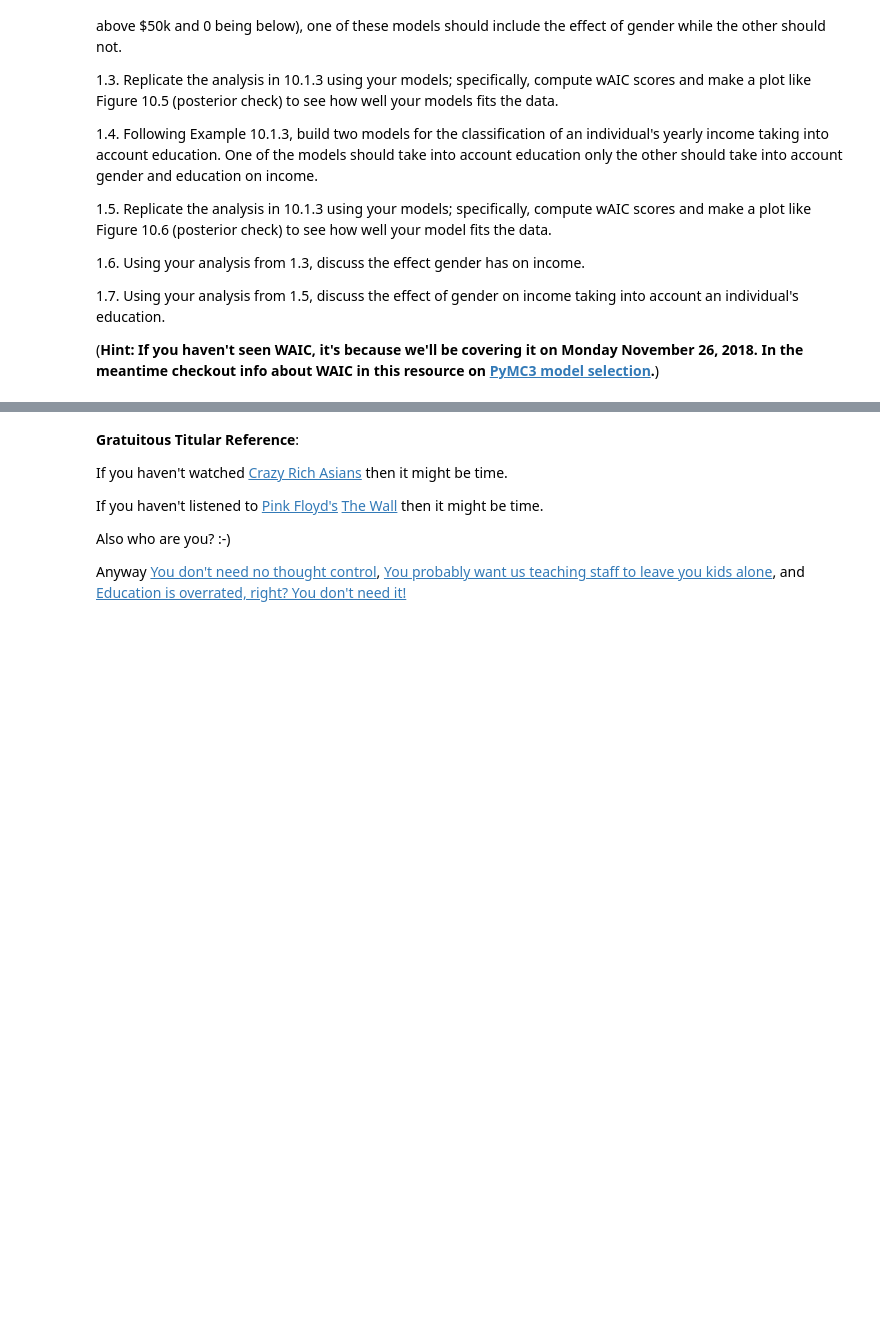
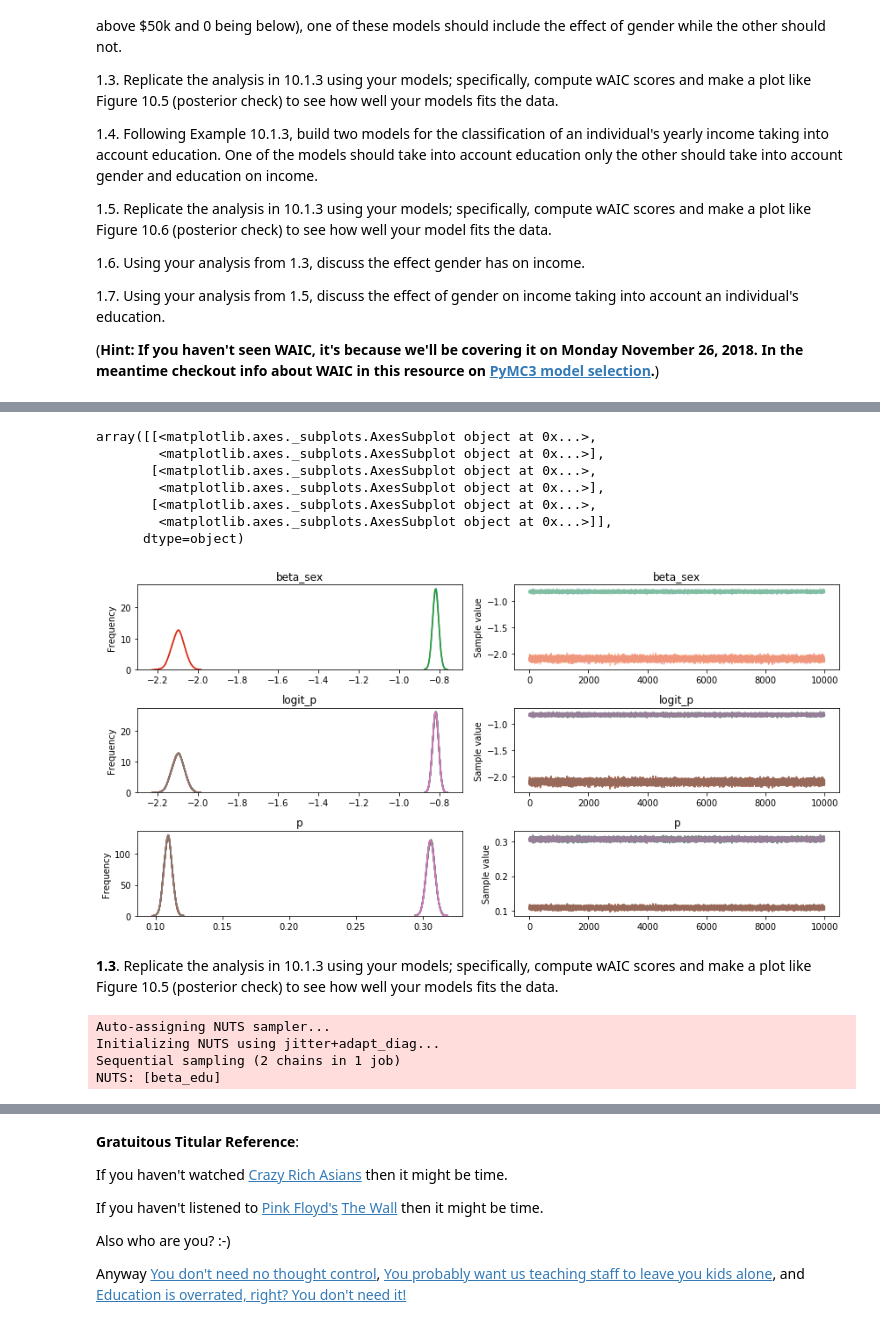
Before and after one commit to IACS-AM-207-Braavos/AM-207, a Jupyter notebook: hw11/AM207_HW11_MSE.ipynb, the cells around one changed output, grey strips where cells are left out. Drawn from its saved outputs; the diff is of its cells as text; code cells hidden in the pictures; blank space fills up the shorter version.

```diff
--- a/hw11/AM207_HW11_MSE.ipynb
+++ b/hw11/AM207_HW11_MSE.ipynb
@@ -171,0 +295,40 @@ df
+# %%
+# Review outputs of model_sex
+display(pm.traceplot(model_sex_trace))
+# %% [output]
+array([[<matplotlib.axes._subplots.AxesSubplot object at 0x...>,
+        <matplotlib.axes._subplots.AxesSubplot object at 0x...>],
+       [<matplotlib.axes._subplots.AxesSubplot object at 0x...>,
+        <matplotlib.axes._subplots.AxesSubplot object at 0x...>],
+       [<matplotlib.axes._subplots.AxesSubplot object at 0x...>,
+        <matplotlib.axes._subplots.AxesSubplot object at 0x...>]],
+      dtype=object)
+[figure, added]
+# %% [markdown]
+**1.3**. Replicate the analysis in 10.1.3 using your models; specifically, compute wAIC scores and make a plot like Figure 10.5 (posterior check) to see how well your models fits the data.
+# %%
+# Create a model using only education; name it model_edu
+with pm.Model() as model_edu:
+    # The beta for each of the seven educational categories
+    beta_edu = pm.Normal(name='beta_edu', mu=beta_edu_mu, sd=beta_edu_sd, shape=num_edu)
+    # The logit for each category
+    logit_p = pm.Deterministic('logit_p', beta_edu[df.education_id])
+    # The probability follows logit(p_i) ~ alpha_i --> p_i ~ invlogit(alpha_i)
+    p = pm.Deterministic('p', pm.math.invlogit(logit_p))
+    # Data likelihood
+    obs_earn = pm.Binomial('obs_earn', n=df['count'].values, p=p, observed=df['earn_hi'].values)
+
+# Draw samples from model_edu
+try:
+    model_edu_trace = vartbl['model_edu_trace']
+    print(f'Loaded model_edu_trace from {fname}.')
+except:
+    with model_edu:
+        model_edu_trace = pm.sample(10000, chains=2, cores=1)
+    vartbl['model_edu_trace'] = model_edu_trace
+    save_vartbl(vartbl, fname)
+# %% [output]
+Auto-assigning NUTS sampler...
+Initializing NUTS using jitter+adapt_diag...
+Sequential sampling (2 chains in 1 job)
+NUTS: [beta_edu]
```
Also changed, not shown: parts of 14 cells of this notebook, 1 other file.
